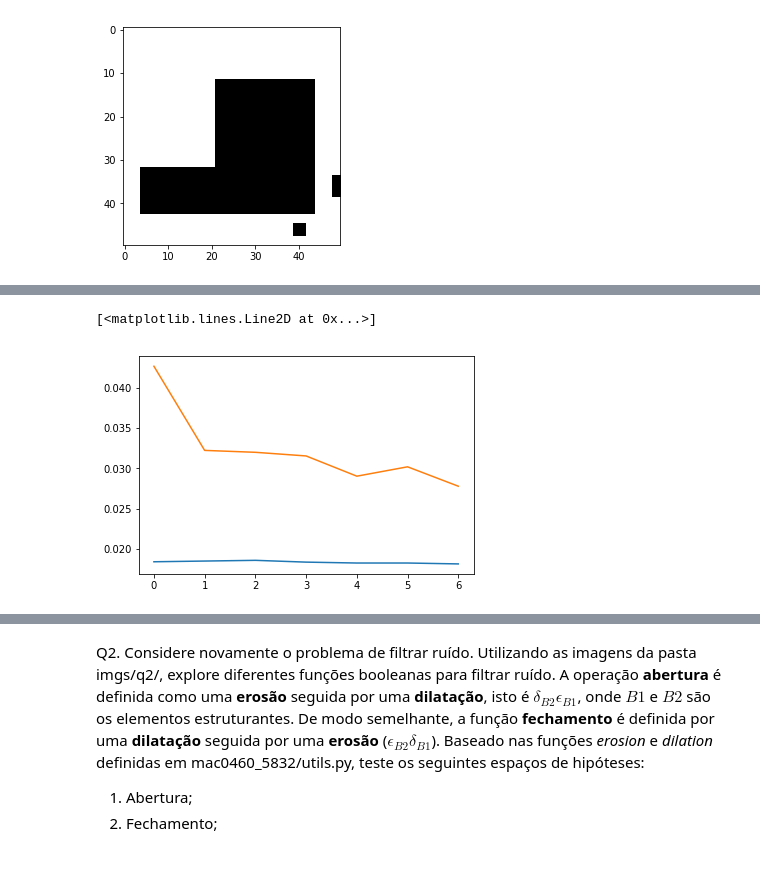
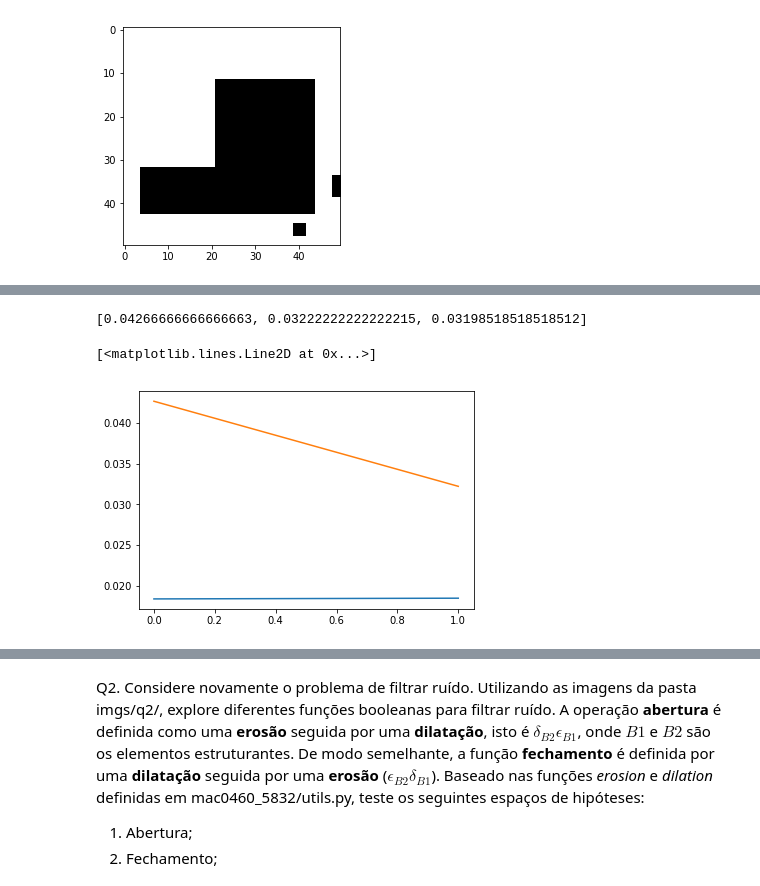
Before and after one commit to lgmoneda/mac5832, a Jupyter notebook: ep2/5917641- Luis Gustavo Moneda dos Santos - ep2.ipynb, the cells around one changed output, grey strips where cells are left out. Saved outputs shown, nothing was run; the diff lists cells and outputs as text; code cells hidden in the pictures.

```diff
--- a/ep2/5917641- Luis Gustavo Moneda dos Santos - ep2.ipynb
+++ b/ep2/5917641- Luis Gustavo Moneda dos Santos - ep2.ipynb
@@ -292,8 +345,8 @@ train_images[:1]
         [False, False, False, ..., False, False, False],
         [False, False, False, ..., False, False, False]])]
 # %%
-w1 = np.ones((3, 3), dtype=int)
-w1 = np.array([[1, 1, 1, 1, 1], [1, 1, 1, 1, 1], [1, 1, 1, 1, 1], [1, 1, 1, 1, 1] , [1, 1, 1, 1, 1]])
+w1 = np.ones((5, 5), dtype=int)
+#w1 = np.array([[1, 1, 1, 1, 1], [1, 1, 1, 1, 1], [1, 1, 1, 1, 1], [1, 1, 1, 1, 1] , [1, 1, 1, 1, 1]])
 draw_img(w1)
 
 ### Deveria aparecer todo escuro, mas quando é tudo 1 ele fica branco.
@@ -341,0 +402,2 @@ ein_1, eout_1 = learning_curve_multiresolution(train_images[:8], train_output[:8
+# %%
+ein_1, eout_1 = learning_curve_multiresolution(train_images[:4], train_output[:4], windows, train_images[4:], operator=[], stride=0, verbose=False, multiproc=False)
@@ -342,6 +406,10 @@ ein_1, eout_1 = learning_curve_multiresolution(train_images[:8], train_output[:8
+# %%
+ein_1
+# %% [output]
+[0.04266666666666663, 0.03222222222222215, 0.03198518518518512]
 # %%
-plt.plot(eout_1[1:])
-plt.plot(ein_1[1:])
+plt.plot(eout_1)
+plt.plot(ein_1)
 # %% [output]
 [<matplotlib.lines.Line2D at 0x...>]
-[figure, old version]
+[figure, new version]
```
Also changed, not shown: parts of 41 cells of this notebook, 2 other files.
